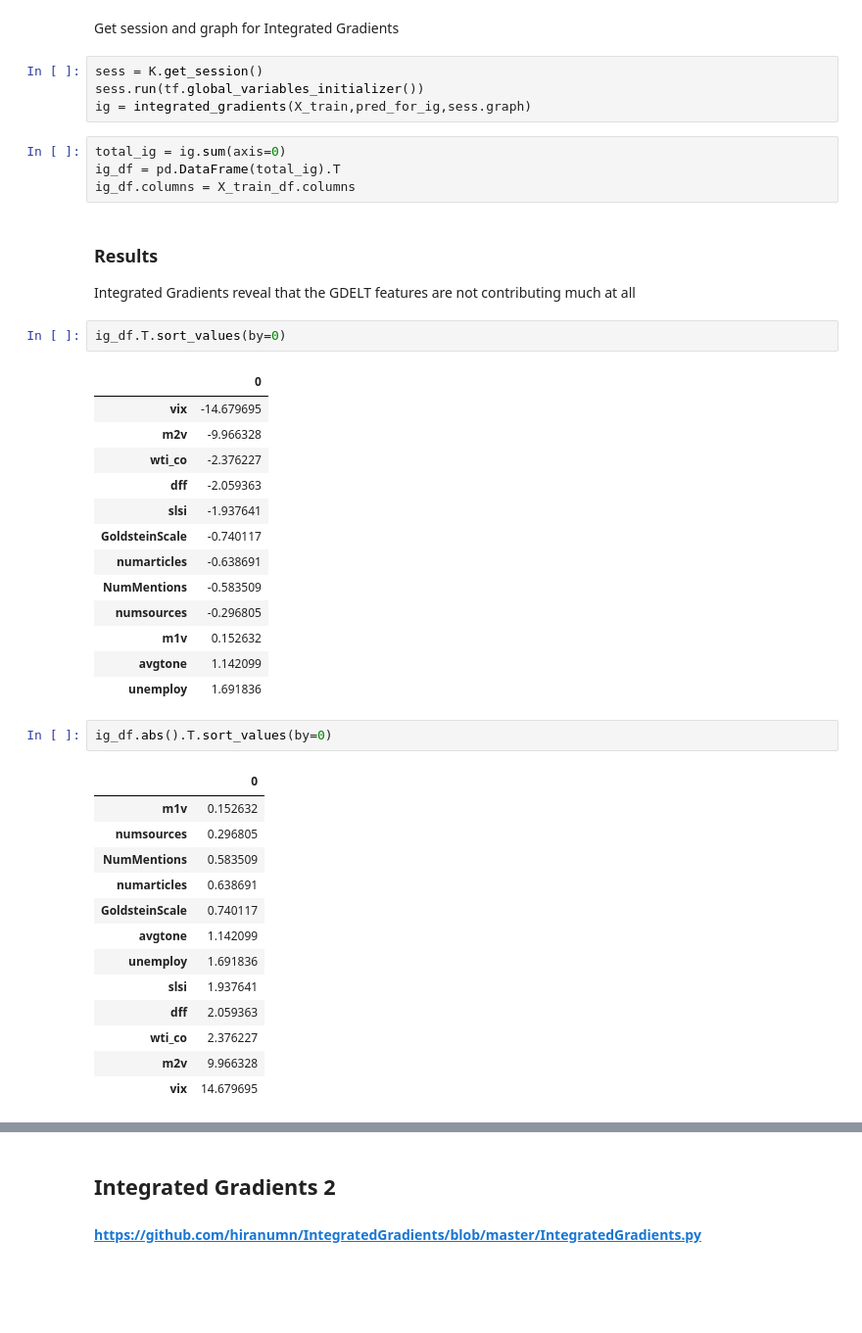
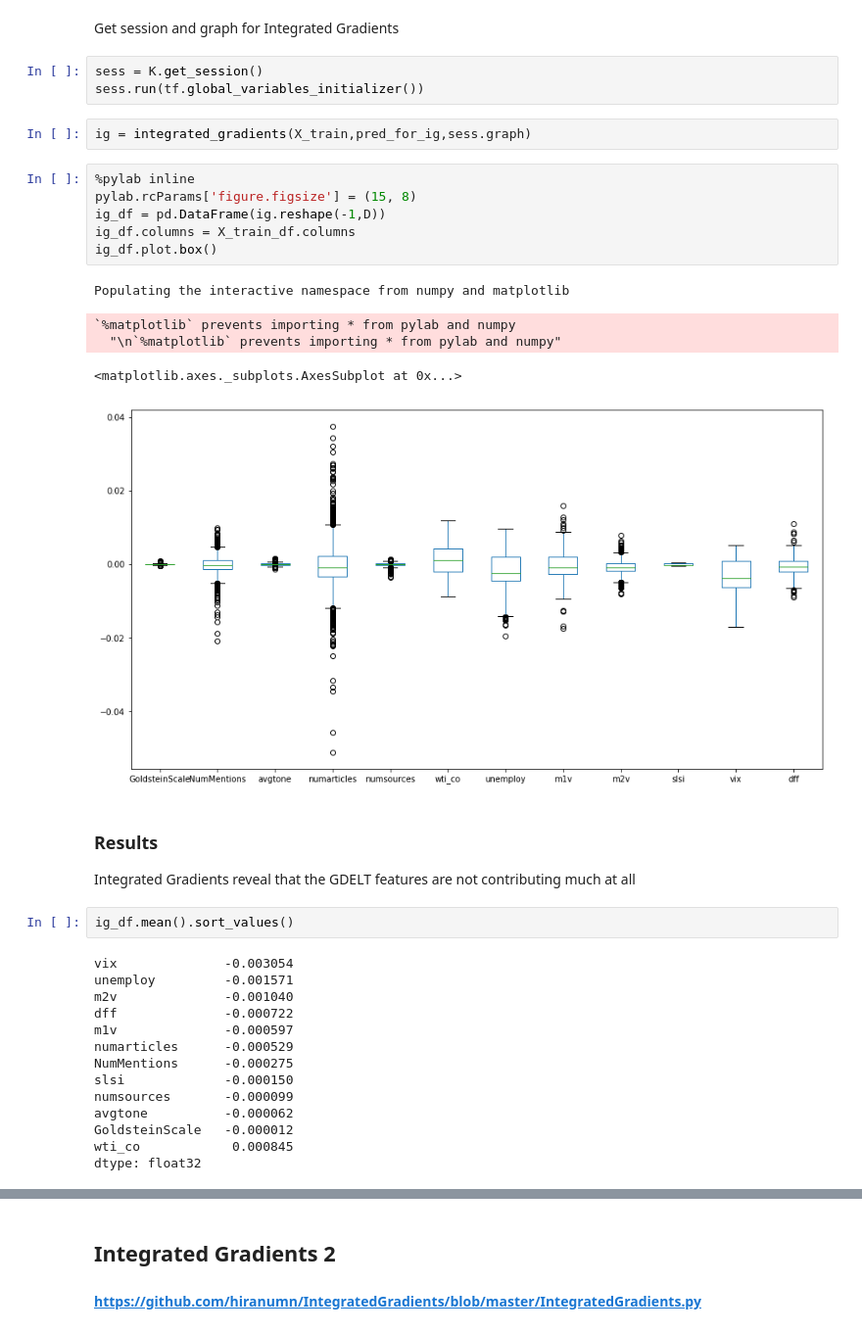
Before and after one commit to mikediamore/Capstone, a Jupyter notebook: Model_Eval_and_Improvement/Keras Model with Integrated Gradients NewGdelt.ipynb, the cells around one changed output, grey strips where cells are left out. Shown at 98% size. Drawn from its saved outputs; the diff is of its cells as text; blank space fills up the shorter version.

```diff
--- a/Model_Eval_and_Improvement/Keras Model with Integrated Gradients NewGdelt.ipynb
+++ b/Model_Eval_and_Improvement/Keras Model with Integrated Gradients NewGdelt.ipynb
@@ -525,43 +525,36 @@ Get session and graph for Integrated Gradients
 # %%
 sess = K.get_session()
 sess.run(tf.global_variables_initializer())
-ig = integrated_gradients(X_train,pred_for_ig,sess.graph)
-# %%
-total_ig = ig.sum(axis=0)
-ig_df = pd.DataFrame(total_ig).T
-ig_df.columns = X_train_df.columns
+# %%
+ig = integrated_gradients(X_train,pred_for_ig,sess.graph)
+# %%
+%pylab inline
+pylab.rcParams['figure.figsize'] = (15, 8)
+ig_df = pd.DataFrame(ig.reshape(-1,D))
+ig_df.columns = X_train_df.columns
+ig_df.plot.box()
+# %% [output]
+Populating the interactive namespace from numpy and matplotlib
+`%matplotlib` prevents importing * from pylab and numpy
+  "\n`%matplotlib` prevents importing * from pylab and numpy"
+<matplotlib.axes._subplots.AxesSubplot at 0x...>
+[figure, added]
 # %% [markdown]
 ### Results
 Integrated Gradients reveal that the GDELT features are not contributing much at all
 # %%
-ig_df.T.sort_values(by=0)
+ig_df.mean().sort_values()
 # %% [output]
-|  | 0 |
-| vix | -14.679695 |
-| m2v | -9.966328 |
-| wti_co | -2.376227 |
-| dff | -2.059363 |
-| slsi | -1.937641 |
-| GoldsteinScale | -0.740117 |
-| numarticles | -0.638691 |
-| NumMentions | -0.583509 |
-| numsources | -0.296805 |
-| m1v | 0.152632 |
-| avgtone | 1.142099 |
-| unemploy | 1.691836 |
+vix              -0.003054
+unemploy         -0.001571
+m2v              -0.001040
+dff              -0.000722
+m1v              -0.000597
+numarticles      -0.000529
+NumMentions      -0.000275
+slsi             -0.000150
+numsources       -0.000099
+avgtone          -0.000062
+GoldsteinScale   -0.000012
+wti_co            0.000845
+dtype: float32
-# %%
-ig_df.abs().T.sort_values(by=0)
-# %% [output]
-|  | 0 |
-| m1v | 0.152632 |
-| numsources | 0.296805 |
-| NumMentions | 0.583509 |
-| numarticles | 0.638691 |
-| GoldsteinScale | 0.740117 |
-| avgtone | 1.142099 |
-| unemploy | 1.691836 |
-| slsi | 1.937641 |
-| dff | 2.059363 |
-| wti_co | 2.376227 |
-| m2v | 9.966328 |
-| vix | 14.679695 |
```
Also changed, not shown: parts of 12 cells of this notebook.
